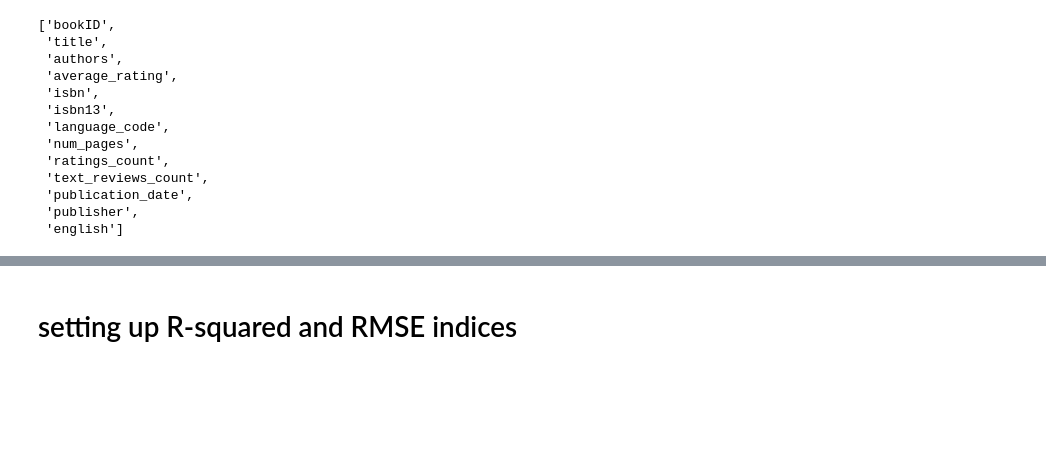
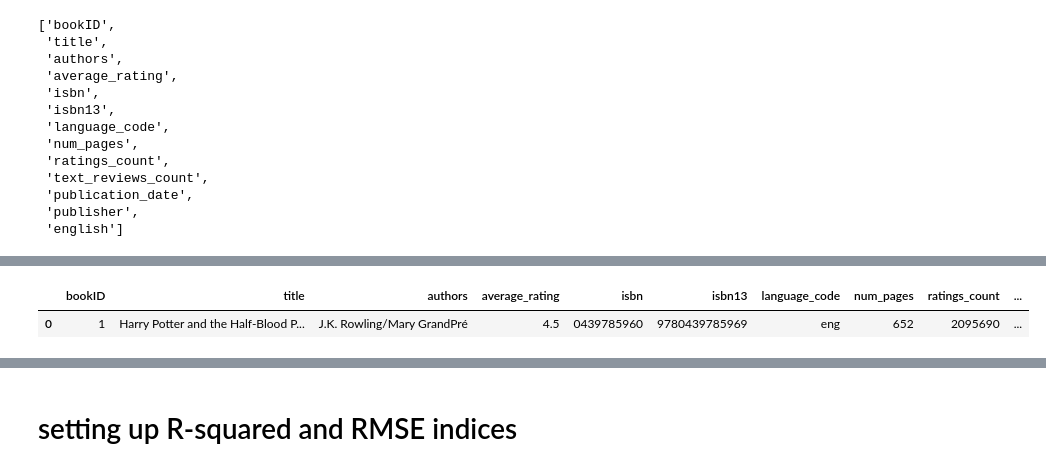
Before and after one commit to ChristopheMpagaDSTI/books_rating_project_python_main, a Jupyter notebook: books_rating_project_numeric_variable.ipynb, the cells around one changed output, grey strips where cells are left out. Cells and saved outputs as stored; diff of their text form; code cells hidden in the pictures; blank space fills up the shorter version.

```diff
--- a/books_rating_project_numeric_variable.ipynb
+++ b/books_rating_project_numeric_variable.ipynb
@@ -49,0 +200,23 @@ df.head(2)
+# %%
+# having discrete number of ratings
+def round_to_increment_25(number):
+    '''Return the string version of the target rounded in .25% increments'''
+    rounded_number = round(number / 0.25) * 0.25
+    if 3.5 <= rounded_number and rounded_number <= 4.5:
+        return str(rounded_number)
+    else:
+        if rounded_number > 4.5:
+            return str(4.5)
+        else:
+            return str(1)
+
+def round_to_increment_10(number):
+    '''Return the string version of the target rounded in .25% increments'''
+    rounded_number = round(number, 1)
+    if 3.5 <= rounded_number and rounded_number <= 4.5:
+        return str(rounded_number)
+    else:
+        if rounded_number > 4.5:
+            return str(4.5)
+        else:
+            return str(1)
@@ -49,0 +248,3 @@ df.head(2)
+# %%
+df_3 = df
+df_4 = df
@@ -49,0 +266,2 @@ df.head(2)
+# %%
+df_3['average_rating'] = df_3['average_rating'].apply(round_to_increment_25) # [1, 3.5, 3.75, 4, 4.25, 4.5]
@@ -49,0 +286,5 @@ df.head(2)
+# %%
+df_3.head(1)
+# %% [output]
+|  | bookID | title | authors | average_rating | isbn | isbn13 | language_code | num_pages | ratings_count | ... |
+| 0 | 1 | Harry Potter and the Half-Blood P... | J.K. Rowling/Mary GrandPré | 4.5 | 0439785960 | 9780439785969 | eng | 652 | 2095690 | ... |
```
Also changed, not shown: parts of 42 cells of this notebook.
